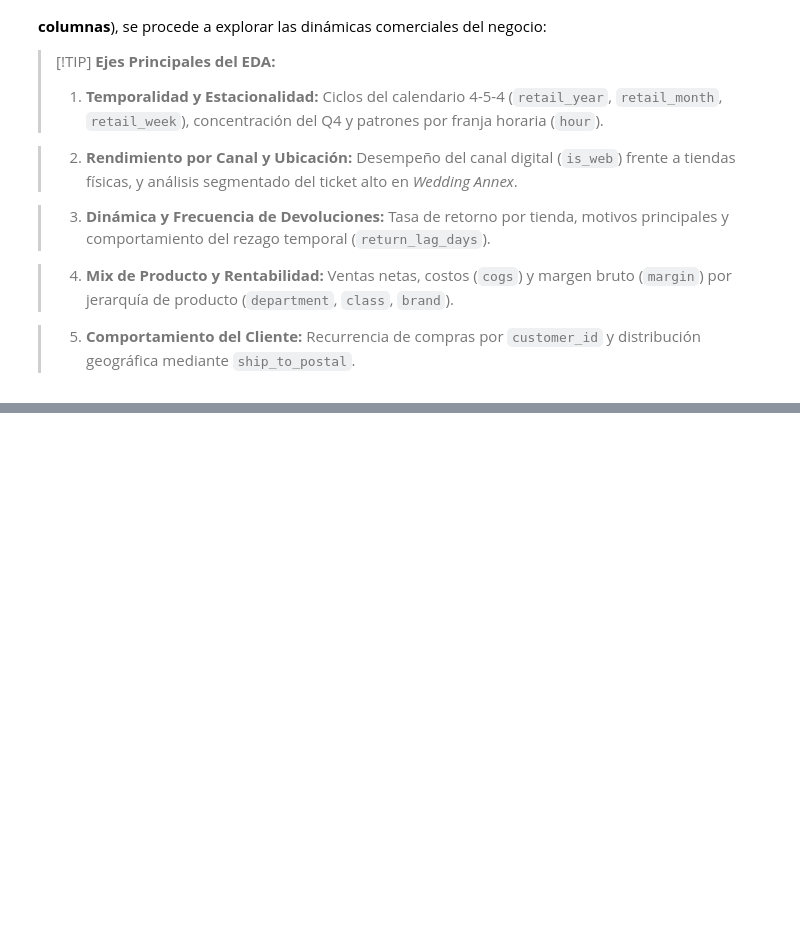
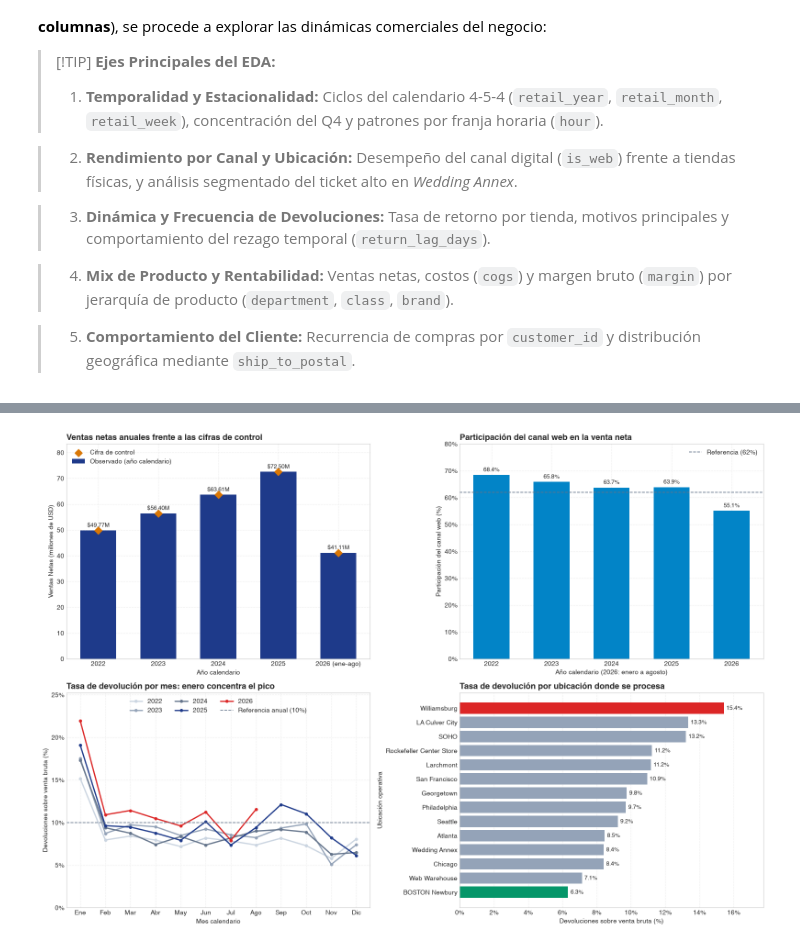
Before and after one commit to geramargonzalez/sales-revenue-datascience, a Jupyter notebook: sales-revenue-jewery.ipynb, the cells around one changed output, grey strips where cells are left out. Saved outputs shown, nothing was run; the diff lists cells and outputs as text; code cells hidden in the pictures; blank space fills up the shorter version.

```diff
--- a/sales-revenue-jewery.ipynb
+++ b/sales-revenue-jewery.ipynb
@@ -514,0 +757,63 @@ Una vez garantizada la calidad, consistencia contable y completitud del dataset
+# %%
+# Visualización del contraste de hipótesis
+fig, axes = plt.subplots(2, 2, figsize=(16, 11))
+
+# Gráfico 1: ventas netas anuales observadas contra la referencia
+ax = axes[0, 0]
+anios = control.index.astype(str)
+posiciones = np.arange(len(anios))
+barras = ax.bar(posiciones, control['Año calendario (M USD)'], color=COLOR_PRIMARIO, width=0.6, label='Observado (año calendario)')
+ax.scatter(posiciones, control['Referencia (M USD)'], color=COLOR_COSTO, marker='D', s=70, zorder=3, label='Cifra de control')
+ax.bar_label(barras, labels=[f'${v:.2f}M' for v in control['Año calendario (M USD)']], padding=4, fontsize=9)
+ax.set_xticks(posiciones, [a if a != '2026' else '2026 (ene-ago)' for a in anios])
+ax.set_ylim(0, control['Año calendario (M USD)'].max() * 1.15)
+ax.set_title('Ventas netas anuales frente a las cifras de control', loc='left', fontsize=13, fontweight='bold')
+ax.set_xlabel('Año calendario')
+ax.set_ylabel('Ventas Netas (millones de USD)')
+ax.legend(loc='upper left')
+
+# Gráfico 2: participación del canal web por año
+ax = axes[0, 1]
+barras = ax.bar(cuota_web_anual.index.astype(str), cuota_web_anual.values, color=COLOR_WEB, width=0.6)
+ax.bar_label(barras, fmt='%.1f%%', padding=4, fontsize=9)
+ax.axhline(62, color=COLOR_NEUTRO, linestyle='--', linewidth=1.2, label='Referencia (62%)')
+ax.set_ylim(0, 80)
+ax.yaxis.set_major_formatter(fmt_porcentaje)
+ax.set_title('Participación del canal web en la venta neta', loc='left', fontsize=13, fontweight='bold')
+ax.set_xlabel('Año calendario (2026: enero a agosto)')
+ax.set_ylabel('Participación del canal web (%)')
+ax.legend(loc='upper right')
+
+# Gráfico 3: tasa de devolución por mes calendario y año
+ax = axes[1, 0]
+tonos_anio = {2022: '#CBD5E1', 2023: COLOR_NEUTRO_CLARO, 2024: COLOR_NEUTRO, 2025: COLOR_PRIMARIO, 2026: COLOR_ALERTA}
+for anio in tasa_mensual.columns:
+    serie = tasa_mensual[anio].dropna()
+    ax.plot(serie.index, serie.values, marker='o', markersize=4, linewidth=2, color=tonos_anio[anio], label=str(anio))
+ax.axhline(10, color=COLOR_NEUTRO, linestyle='--', linewidth=1.2, label='Referencia anual (10%)')
+ax.set_xticks(range(1, 13), ['Ene', 'Feb', 'Mar', 'Abr', 'May', 'Jun', 'Jul', 'Ago', 'Sep', 'Oct', 'Nov', 'Dic'])
+ax.set_ylim(0, tasa_mensual.max().max() * 1.15)
+ax.yaxis.set_major_formatter(fmt_porcentaje)
+ax.set_title('Tasa de devolución por mes: enero concentra el pico', loc='left', fontsize=13, fontweight='bold')
+ax.set_xlabel('Mes calendario')
+ax.set_ylabel('Devoluciones sobre venta bruta (%)')
+ax.legend(ncol=3, loc='upper center')
+
+# Gráfico 4: tasa de devolución por ubicación operativa
+ax = axes[1, 1]
+etiquetas = tasa_tienda.index.str.replace('Catbird ', '')
+destacadas = {'Catbird Williamsburg': COLOR_ALERTA, 'Catbird BOSTON Newbury': COLOR_MARGEN}
+colores = [destacadas.get(u, COLOR_NEUTRO_CLARO) for u in tasa_tienda.index]
+barras = ax.barh(etiquetas, tasa_tienda.values, color=colores)
+ax.bar_label(barras, fmt='%.1f%%', padding=4, fontsize=9)
+ax.set_xlim(0, tasa_tienda.max() * 1.15)
+ax.xaxis.set_major_formatter(fmt_porcentaje)
+ax.set_title('Tasa de devolución por ubicación donde se procesa', loc='left', fontsize=13, fontweight='bold')
+ax.set_xlabel('Devoluciones sobre venta bruta (%)')
+ax.set_ylabel('Ubicación operativa')
+ax.grid(axis='y', visible=False)
+
+plt.tight_layout()
+plt.show()
+# %% [output]
+[figure, added]
```
Also changed, not shown: parts of 25 cells of this notebook, 1 other file.
